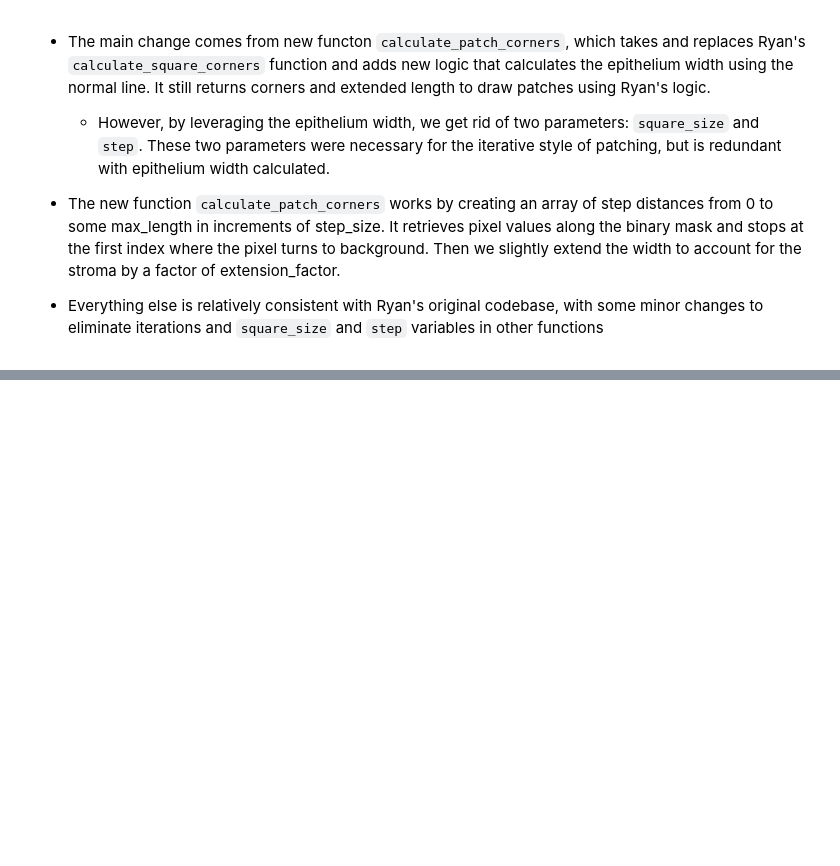
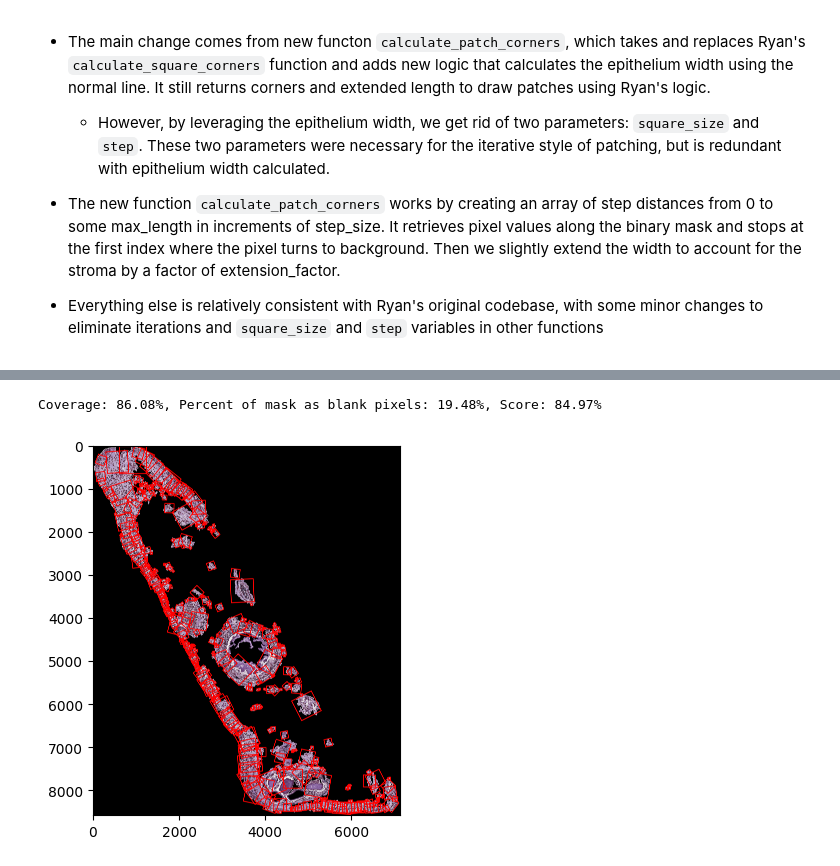
Before and after one commit to arvindkrishna87/STAT390_WI2025, a Jupyter notebook: Presentation 4/Thinkers/Anna Roney/kotap4_patching_code_moments.ipynb, the cells around one changed output, grey strips where cells are left out. Cells and saved outputs as stored; diff of their text form; code cells hidden in the pictures; blank space fills up the shorter version.

```diff
--- a/Presentation 4/Thinkers/Anna Roney/kotap4_patching_code_moments.ipynb
+++ b/Presentation 4/Thinkers/Anna Roney/kotap4_patching_code_moments.ipynb
@@ -422,0 +453,20 @@ Coverage: 95.72%, Percent of mask as blank pixels: 26.24%, Score: 91.33%
+# %%
+image4_gray = cv2.cvtColor(image4, cv2.COLOR_BGR2GRAY)
+_,whole_thresh=cv2.threshold(image4_gray,1,255,cv2.THRESH_BINARY)
+
+result_image, contour, squares, normals = process_contours(
+     image4,
+     whole_thresh,
+     overlap_thresh=0.4,
+     smoothing_size=210,
+     look_back=8,
+     second_pass=False,
+     variable_length=True)
+
+plt.imshow(result_image)
+
+coverage,perc_black_pixels,score=check_metrics(whole_thresh,squares)
+print(f'Coverage: {coverage:.2f}%, Percent of mask as blank pixels: {perc_black_pixels:.2f}%, Score: {score:.2f}%')
+# %% [output]
+Coverage: 86.08%, Percent of mask as blank pixels: 19.48%, Score: 84.97%
+[figure, added]
```
Also changed, not shown: parts of 6 cells of this notebook.
